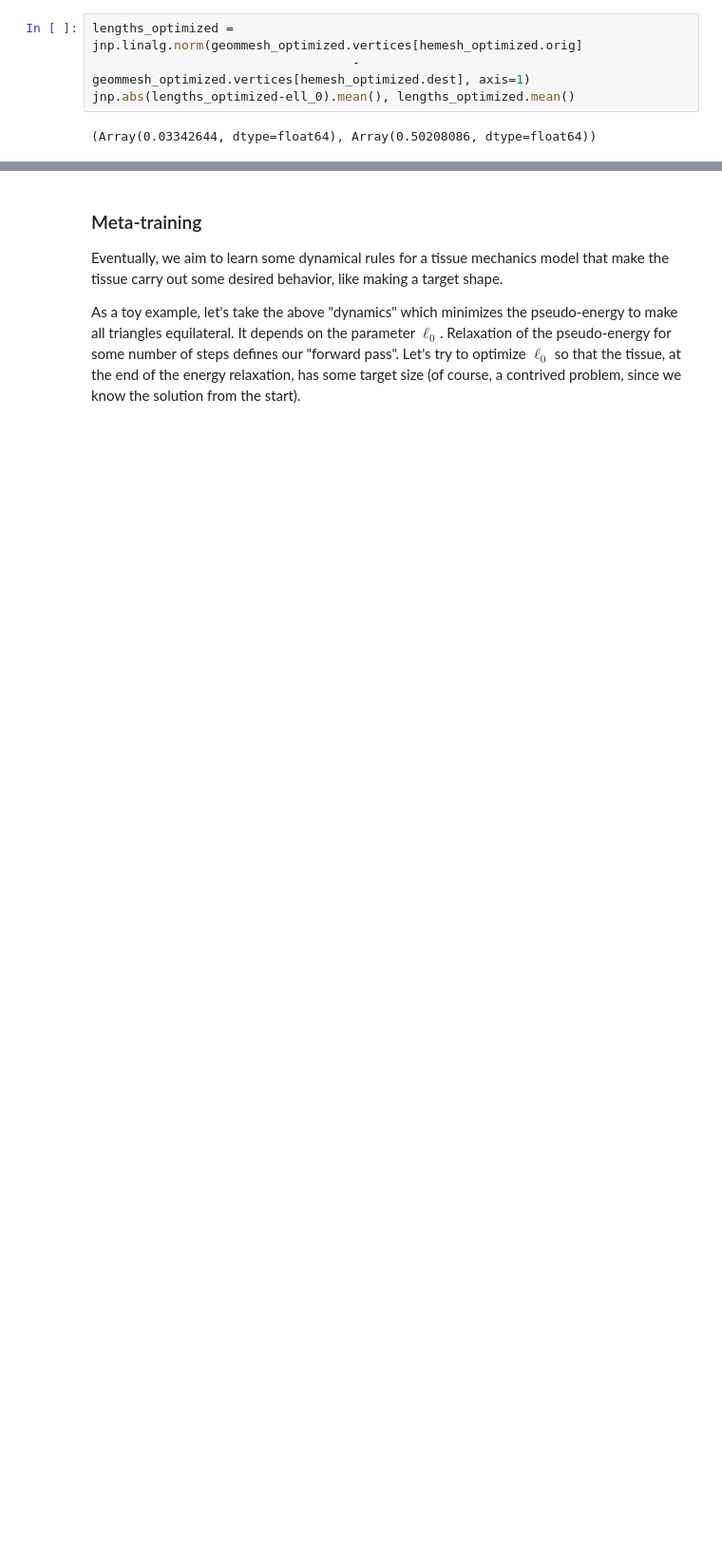
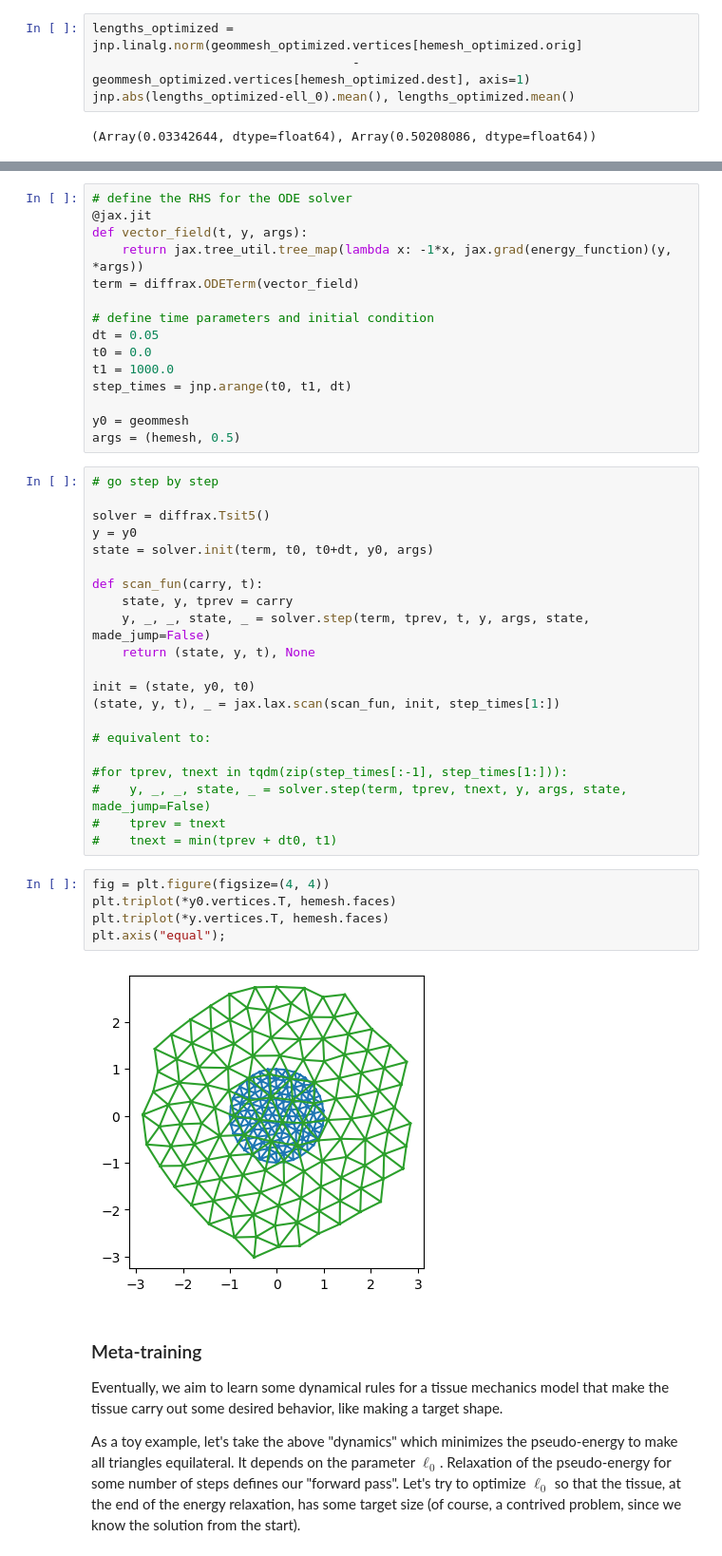
Before and after one commit to nikolas-claussen/triangulax, a Jupyter notebook: nbs/02_test_simulations.ipynb, the cells around one changed output, grey strips where cells are left out. Shown at 95% size. Saved outputs shown, nothing was run; the diff lists cells and outputs as text; blank space fills up the shorter version.

```diff
--- a/nbs/02_test_simulations.ipynb
+++ b/nbs/02_test_simulations.ipynb
@@ -169,3 +180,46 @@ jnp.abs(lengths_optimized-ell_0).mean(), lengths_optimized.mean()
+# %%
+# define the RHS for the ODE solver
+@jax.jit
+def vector_field(t, y, args):
+    return jax.tree_util.tree_map(lambda x: -1*x, jax.grad(energy_function)(y, *args))
+term = diffrax.ODETerm(vector_field)
+
+# define time parameters and initial condition
+dt = 0.05
+t0 = 0.0
+t1 = 1000.0
+step_times = jnp.arange(t0, t1, dt)
+
+y0 = geommesh
+args = (hemesh, 0.5)
+# %%
+# go step by step
+
+solver = diffrax.Tsit5()
+y = y0
+state = solver.init(term, t0, t0+dt, y0, args)
+
+def scan_fun(carry, t):
+    state, y, tprev = carry
+    y, _, _, state, _ = solver.step(term, tprev, t, y, args, state, made_jump=False)
+    return (state, y, t), None
+
+init = (state, y0, t0)
+(state, y, t), _ = jax.lax.scan(scan_fun, init, step_times[1:])
+
+# equivalent to:
+
+#for tprev, tnext in tqdm(zip(step_times[:-1], step_times[1:])):
+#    y, _, _, state, _ = solver.step(term, tprev, tnext, y, args, state, made_jump=False)
+#    tprev = tnext
+#    tnext = min(tprev + dt0, t1)
+# %%
+fig = plt.figure(figsize=(4, 4))
+plt.triplot(*y0.vertices.T, hemesh.faces)
+plt.triplot(*y.vertices.T, hemesh.faces)
+plt.axis("equal");
+# %% [output]
+[figure, added]
 # %% [markdown]
 ### Meta-training
 
```
Also changed, not shown: parts of 11 cells of this notebook, 47 other files.
